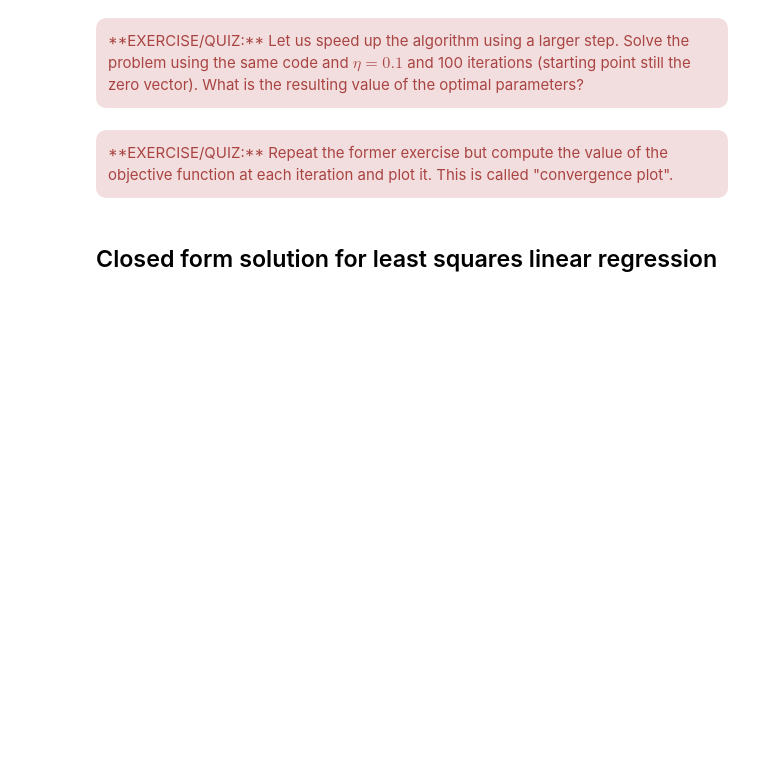
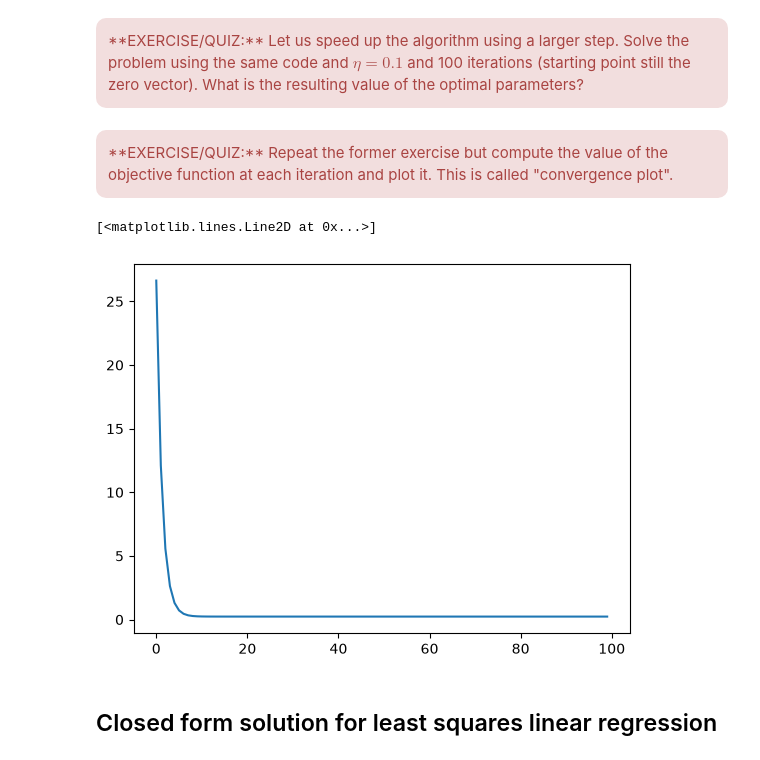
Before and after one commit to GCGCepi/Master_FPoDS, a Jupyter notebook: Machine Learning/Teoria/Pill 4/Pill4 Black Box/pill4 - A gentle introduction to supervised machine learning_student.ipynb, the cells around one changed output. Cells and saved outputs as stored; diff of their text form; code cells hidden in the pictures; blank space fills up the shorter version.

```diff
--- a/Machine Learning/Teoria/Pill 4/Pill4 Black Box/pill4 - A gentle introduction to supervised machine learning_student.ipynb
+++ b/Machine Learning/Teoria/Pill 4/Pill4 Black Box/pill4 - A gentle introduction to supervised machine learning_student.ipynb
@@ -212,7 +210,15 @@ N = x.shape[0]
 x_augmented = np.c_[np.ones((x.shape[0],1)),x].T
 w = np.zeros((2,1))
 objective=np.zeros((n_iter,1))
+print(x_augmented)
 
 for i in range(n_iter):
     #COMPLETE GRADIENT DESCENT HERE
+    y_hat = x_augmented.T @ w                                # predictions (N,1)
+    residual = y - y_hat                                     # (N,1)
+    objective[i] = (residual.T @ residual).item() / N        # mean squared error
+    grad = -2/N * x_augmented @ residual                     # gradient (2,1)
+    w = w - learning_rate * grad                             # gradient descent step
+
+print(w)
 # %% [output]
@@ -236,6 +259,11 @@ plt.plot(objective)
 # %% [markdown]
 <div class = "alert alert-danger" style= "border-radius:10px"> **EXERCISE/QUIZ:** Repeat the former exercise but compute the value of the objective function at each iteration and plot it. This is called "convergence plot".
 </div>
+# %%
+plt.plot(objective)
+# %% [output]
+[<matplotlib.lines.Line2D at 0x...>]
+[figure, added]
 # %% [markdown]
 ## Closed form solution for  least squares linear regression
 # %% [markdown]
```
Also changed, not shown: parts of 6 cells of this notebook, 2 other files.
